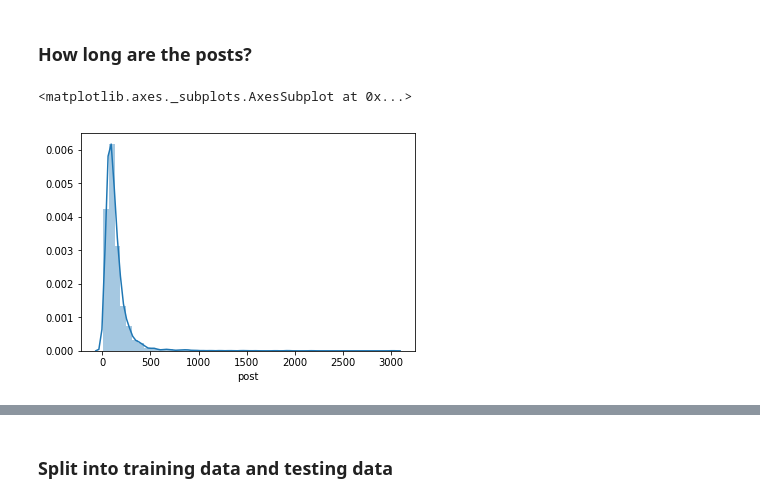
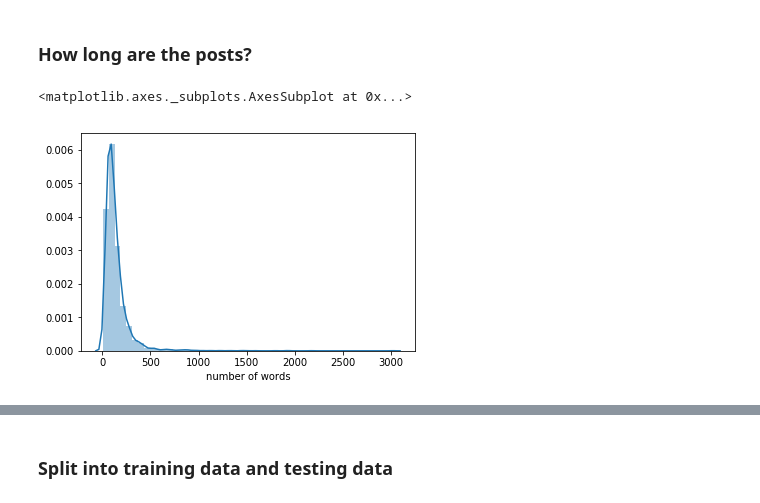
Before and after one commit to cds-snc/rac-data-exploration, a Jupyter notebook: notebooks/tutorial - StackOverflow.ipynb, the cells around one changed output, grey strips where cells are left out. Drawn from its saved outputs; the diff is of its cells as text; code cells hidden in the pictures.

```diff
--- a/notebooks/tutorial - StackOverflow.ipynb
+++ b/notebooks/tutorial - StackOverflow.ipynb
@@ -60,7 +60,7 @@ data.head(10)
 ### How long are the posts?
 # %%
 post_lengths = data.post.apply(lambda s: len(s.split()))
-sns.distplot(post_lengths)
+sns.distplot(post_lengths, axlabel="number of words")
 # %% [output]
 <matplotlib.axes._subplots.AxesSubplot at 0x...>
-[figure, old version]
+[figure, new version]
```
Also changed, not shown: parts of 57 cells of this notebook.
